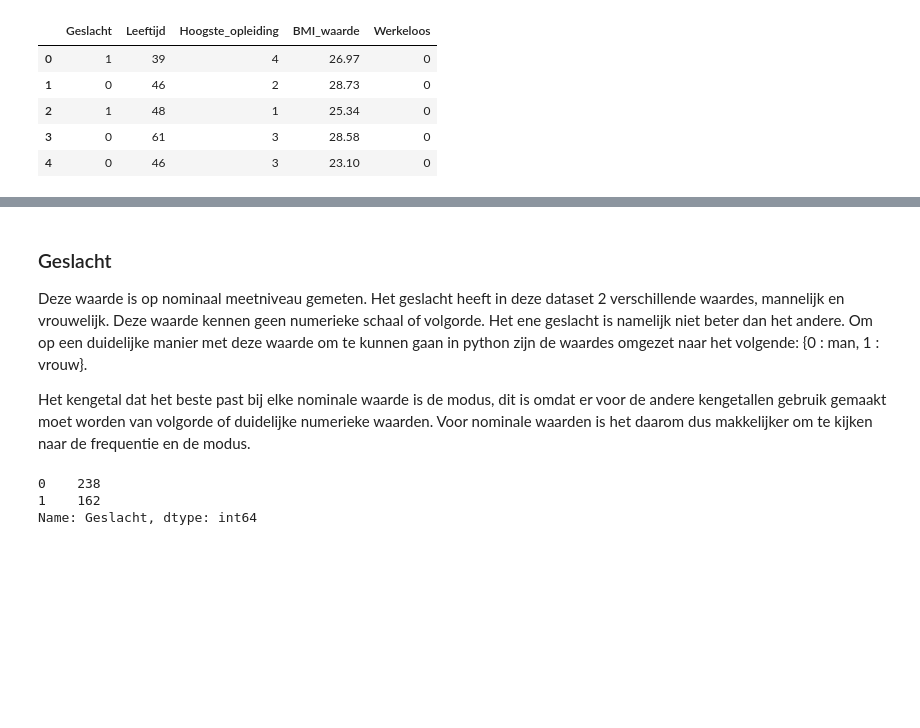
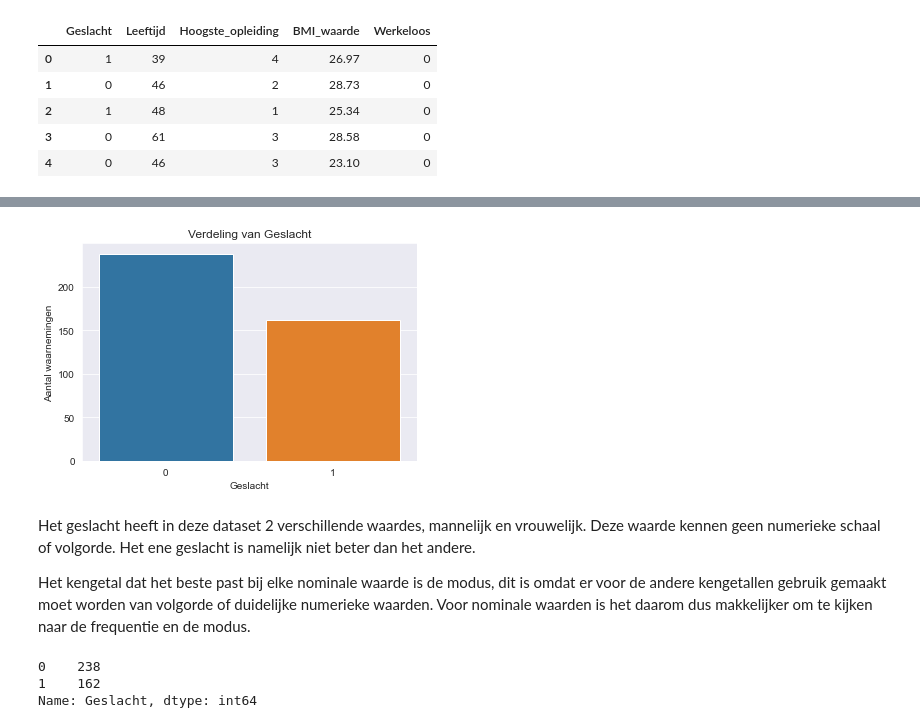
Before and after one commit to BJHeemskerk/WisPort11, a Jupyter notebook: WiskundeII_Portfolio.ipynb, the cells around one changed output, grey strips where cells are left out. Saved outputs shown, nothing was run; the diff lists cells and outputs as text; code cells hidden in the pictures; blank space fills up the shorter version.

```diff
--- a/WiskundeII_Portfolio.ipynb
+++ b/WiskundeII_Portfolio.ipynb
@@ -11,6 +12,9 @@ import pandas as pd
 import numpy as np
 import matplotlib.pyplot as plt
 import seaborn as sns
+import scipy.stats
+
+sns.set_style('darkgrid')
 # %%
 import tailraiders as ta
 # %%
@@ -125,7 +96,13 @@ Om de waardes van de gehele dataset goed te kunnen bekijken en keuzes te kunnen
+# %%
+sns.countplot(data = df, x= 'Geslacht')
+plt.xlabel('Geslacht')
+plt.ylabel('Aantal waarnemingen')
+plt.title('Verdeling van Geslacht')
+plt.show()
+# %% [output]
+[figure, added]
 # %% [markdown]
-### Geslacht
-
-Deze waarde is op nominaal meetniveau gemeten. Het geslacht heeft in deze dataset 2 verschillende waardes, mannelijk en vrouwelijk. Deze waarde kennen geen numerieke schaal of volgorde. Het ene geslacht is namelijk niet beter dan het andere. Om op een duidelijke manier met deze waarde om te kunnen gaan in python zijn de waardes omgezet naar het volgende: {0 : man, 1 : vrouw}.
+Het geslacht heeft in deze dataset 2 verschillende waardes, mannelijk en vrouwelijk. Deze waarde kennen geen numerieke schaal of volgorde. Het ene geslacht is namelijk niet beter dan het andere.
 
 Het kengetal dat het beste past bij elke nominale waarde is de modus, dit is omdat er voor de andere kengetallen gebruik gemaakt moet worden van volgorde of duidelijke numerieke waarden. Voor nominale waarden is het daarom dus makkelijker om te kijken naar de frequentie en de modus.
 # %%
```
Also changed, not shown: parts of 52 cells of this notebook.
